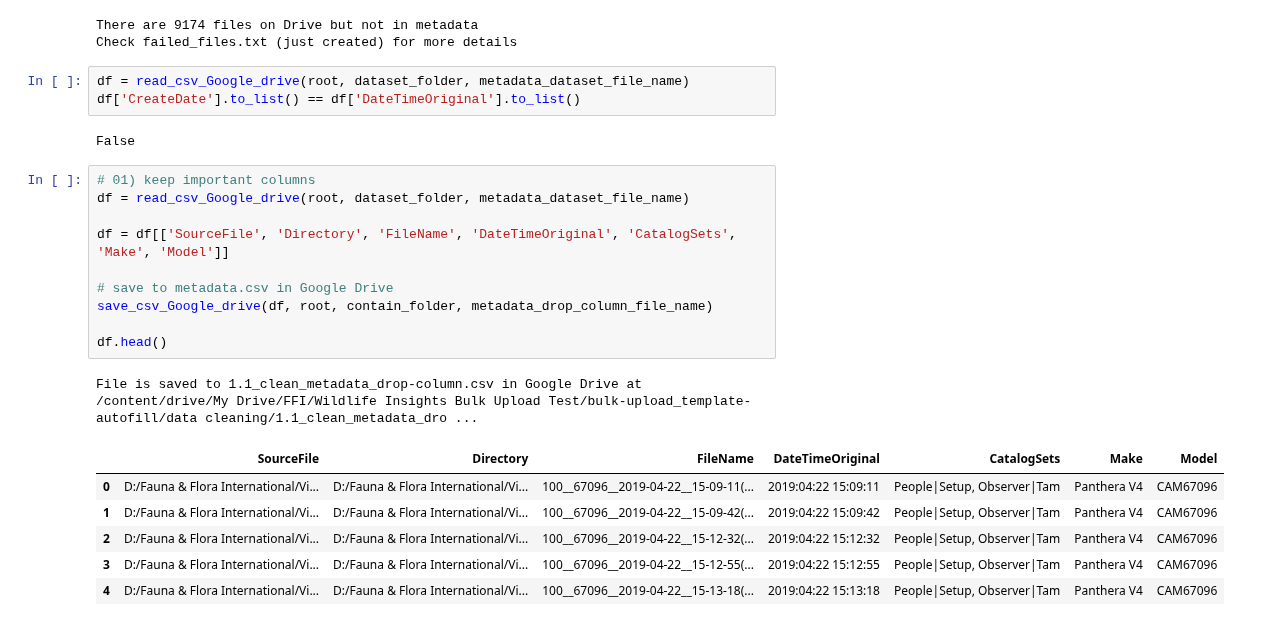
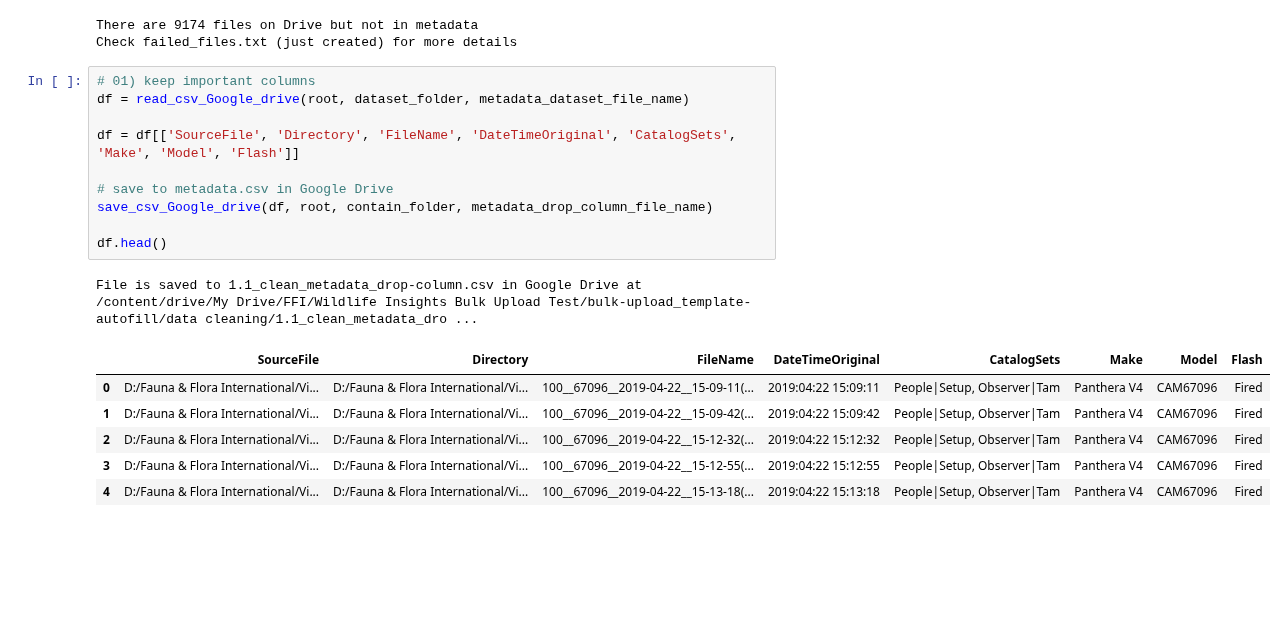
Before and after one commit to FFI-Vietnam/camtrap-tools, a Jupyter notebook: Wildlife Insights/bulk-upload/01_clean-exiftool-dataset.ipynb, the cells around one changed output. Saved outputs shown, nothing was run; the diff lists cells and outputs as text; blank space fills up the shorter version.

Commit message:
add a Flash column

```diff
--- a/Wildlife Insights/bulk-upload/01_clean-exiftool-dataset.ipynb
+++ b/Wildlife Insights/bulk-upload/01_clean-exiftool-dataset.ipynb
@@ -101,29 +101,24 @@ print("Check failed_files.txt (just created) for more details")
 # %% [output]
 There are 9174 files on Drive but not in metadata
 Check failed_files.txt (just created) for more details
-# %%
-df = read_csv_Google_drive(root, dataset_folder, metadata_dataset_file_name)
-df['CreateDate'].to_list() == df['DateTimeOriginal'].to_list()
-# %% [output]
-False
 # %%
 # 01) keep important columns
 df = read_csv_Google_drive(root, dataset_folder, metadata_dataset_file_name)
 
-df = df[['SourceFile', 'Directory', 'FileName', 'DateTimeOriginal', 'CatalogSets', 'Make', 'Model']]
+df = df[['SourceFile', 'Directory', 'FileName', 'DateTimeOriginal', 'CatalogSets', 'Make', 'Model', 'Flash']]
 
 # save to metadata.csv in Google Drive
 save_csv_Google_drive(df, root, contain_folder, metadata_drop_column_file_name)
 
 df.head()
 # %% [output]
 File is saved to 1.1_clean_metadata_drop-column.csv in Google Drive at /content/drive/My Drive/FFI/Wildlife Insights Bulk Upload Test/bulk-upload_template-autofill/data cleaning/1.1_clean_metadata_dro ...
-|  | SourceFile | Directory | FileName | DateTimeOriginal | CatalogSets | Make | Model |
-| 0 | D:/Fauna & Flora International/Vi... | D:/Fauna & Flora International/Vi... | 100__67096__2019-04-22__15-09-11(... | 2019:04:22 15:09:11 | People|Setup, Observer|Tam | Panthera V4 | CAM67096 |
-| 1 | D:/Fauna & Flora International/Vi... | D:/Fauna & Flora International/Vi... | 100__67096__2019-04-22__15-09-42(... | 2019:04:22 15:09:42 | People|Setup, Observer|Tam | Panthera V4 | CAM67096 |
-| 2 | D:/Fauna & Flora International/Vi... | D:/Fauna & Flora International/Vi... | 100__67096__2019-04-22__15-12-32(... | 2019:04:22 15:12:32 | People|Setup, Observer|Tam | Panthera V4 | CAM67096 |
-| 3 | D:/Fauna & Flora International/Vi... | D:/Fauna & Flora International/Vi... | 100__67096__2019-04-22__15-12-55(... | 2019:04:22 15:12:55 | People|Setup, Observer|Tam | Panthera V4 | CAM67096 |
-| 4 | D:/Fauna & Flora International/Vi... | D:/Fauna & Flora International/Vi... | 100__67096__2019-04-22__15-13-18(... | 2019:04:22 15:13:18 | People|Setup, Observer|Tam | Panthera V4 | CAM67096 |
+|  | SourceFile | Directory | FileName | DateTimeOriginal | CatalogSets | Make | Model | Flash |
+| 0 | D:/Fauna & Flora International/Vi... | D:/Fauna & Flora International/Vi... | 100__67096__2019-04-22__15-09-11(... | 2019:04:22 15:09:11 | People|Setup, Observer|Tam | Panthera V4 | CAM67096 | Fired |
+| 1 | D:/Fauna & Flora International/Vi... | D:/Fauna & Flora International/Vi... | 100__67096__2019-04-22__15-09-42(... | 2019:04:22 15:09:42 | People|Setup, Observer|Tam | Panthera V4 | CAM67096 | Fired |
+| 2 | D:/Fauna & Flora International/Vi... | D:/Fauna & Flora International/Vi... | 100__67096__2019-04-22__15-12-32(... | 2019:04:22 15:12:32 | People|Setup, Observer|Tam | Panthera V4 | CAM67096 | Fired |
+| 3 | D:/Fauna & Flora International/Vi... | D:/Fauna & Flora International/Vi... | 100__67096__2019-04-22__15-12-55(... | 2019:04:22 15:12:55 | People|Setup, Observer|Tam | Panthera V4 | CAM67096 | Fired |
+| 4 | D:/Fauna & Flora International/Vi... | D:/Fauna & Flora International/Vi... | 100__67096__2019-04-22__15-13-18(... | 2019:04:22 15:13:18 | People|Setup, Observer|Tam | Panthera V4 | CAM67096 | Fired |
 # %%
 # 02) create new columns
 """
```
Also changed, not shown: parts of 3 cells of this notebook.
